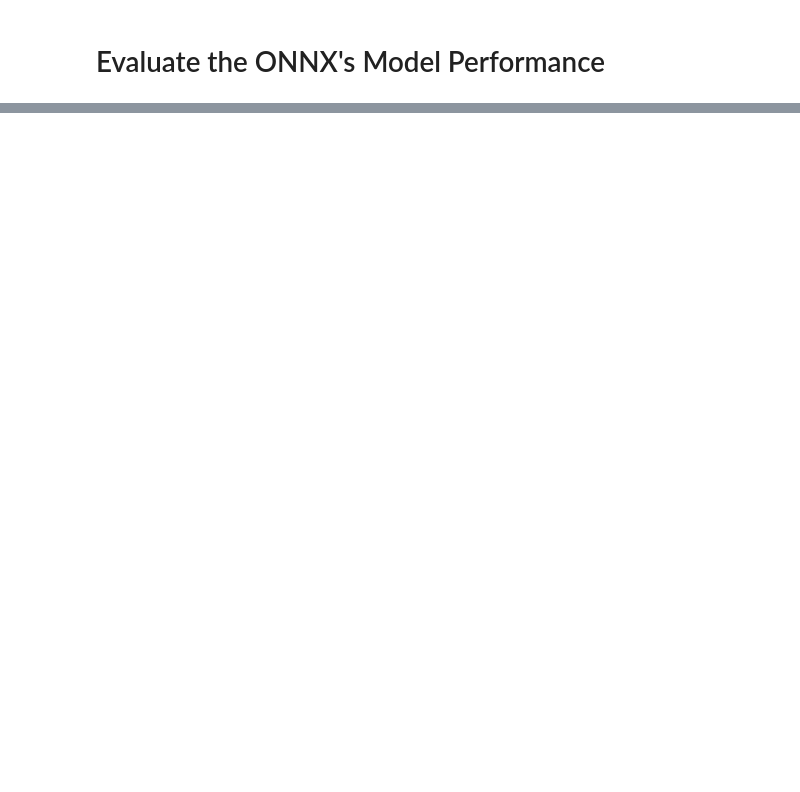
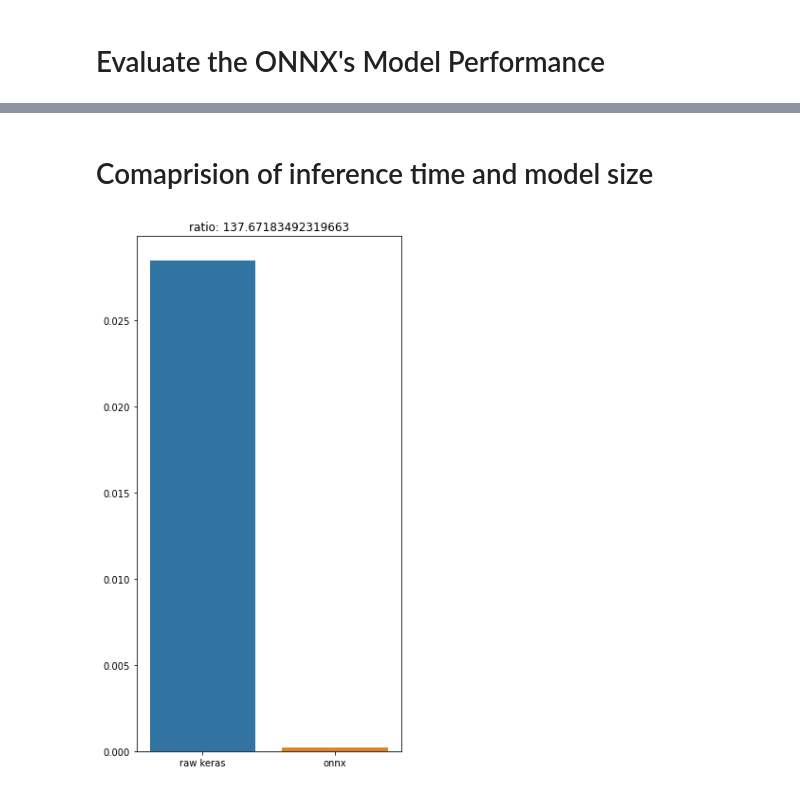
Before and after one commit to INF800/rollmodels, a Jupyter notebook: keras2onnx.ipynb, the cells around one changed output, grey strips where cells are left out. Drawn from its saved outputs; the diff is of its cells as text; code cells hidden in the pictures; blank space fills up the shorter version.

```diff
--- a/keras2onnx.ipynb
+++ b/keras2onnx.ipynb
@@ -375,0 +323,4 @@ InvalidArgument: ignored
+# %%
+(_, onnxs_prbs_40it), onnx_time_40it = infer_w_onnx_runtime(digit_image, expected_label=y_test[digit_idx],
+                                                              input_shape=input_shape,
+                                                              output_onnxmodel_path='./keras-mnist-optimized.onnx') # same path as used above to load
@@ -375,0 +336,14 @@ InvalidArgument: ignored
+# %% [markdown]
+# Comaprision of inference time and model size
+# %%
+plt.figure(figsize=(5, 10))
+sns.color_palette("husl", 8)
+sns.barplot(
+    ["raw keras", "onnx"],
+    [keras_time_40it, onnx_time_40it],
+)
+
+plt.title(f"ratio: {keras_time_40it/onnx_time_40it}")
+plt.show()
+# %% [output]
+[figure, added]
```
Also changed, not shown: parts of 13 cells of this notebook.
